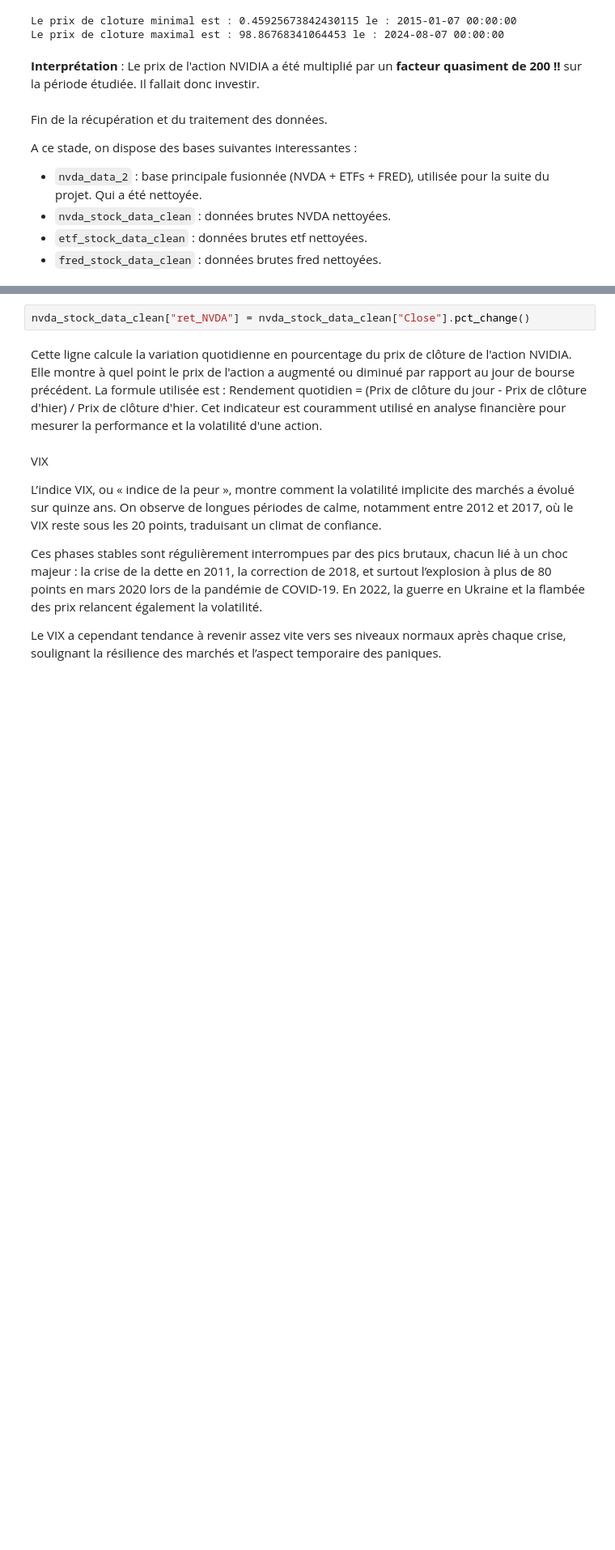
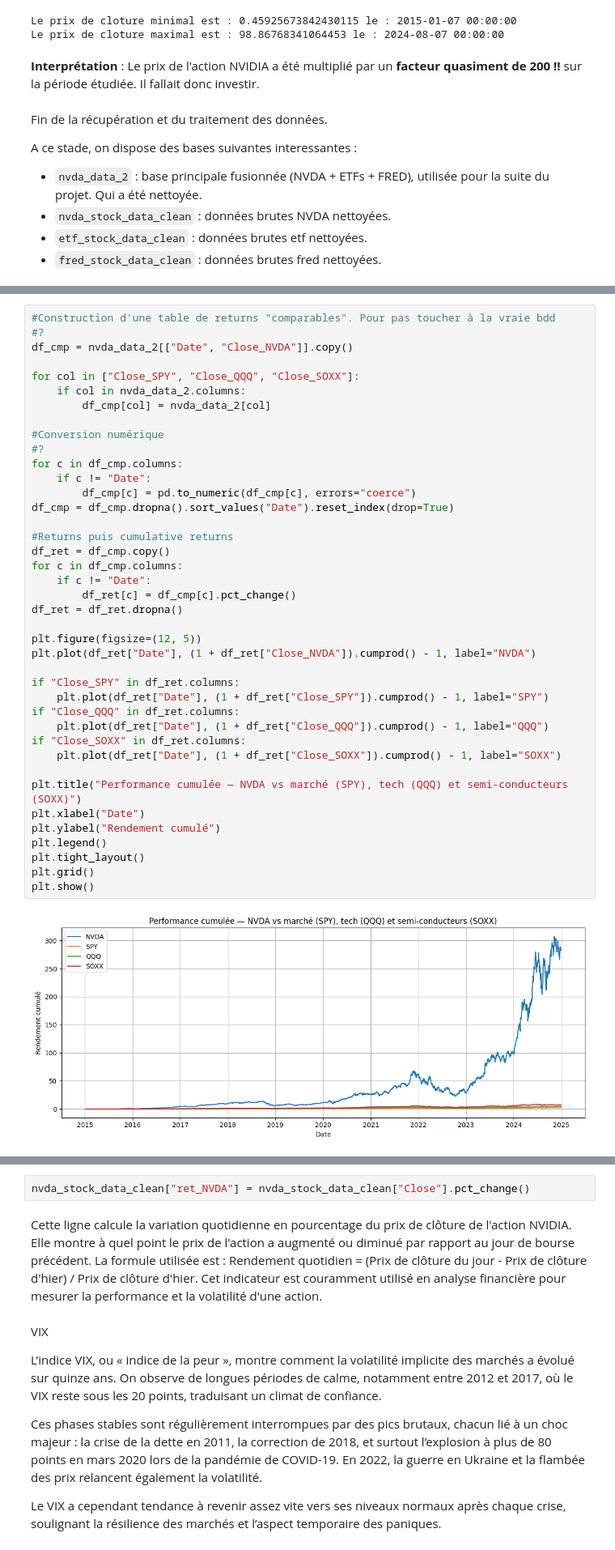
Before and after one commit to JoelKt29/Python-pour-la-data, a Jupyter notebook: Final copy.ipynb, the cells around one changed output, grey strips where cells are left out. Shown at 81% size. Drawn from its saved outputs; the diff is of its cells as text; blank space fills up the shorter version.

```diff
--- a/Final copy.ipynb
+++ b/Final copy.ipynb
@@ -419,0 +552,42 @@ Dans cette section, nous explorons les tendances du cours de l'action NVIDIA, le
+# %%
+#Construction d'une table de returns "comparables". Pour pas toucher à la vraie bdd
+#?
+df_cmp = nvda_data_2[["Date", "Close_NVDA"]].copy()
+
+for col in ["Close_SPY", "Close_QQQ", "Close_SOXX"]:
+    if col in nvda_data_2.columns:
+        df_cmp[col] = nvda_data_2[col]
+
+#Conversion numérique
+#?
+for c in df_cmp.columns:
+    if c != "Date":
+        df_cmp[c] = pd.to_numeric(df_cmp[c], errors="coerce")
+df_cmp = df_cmp.dropna().sort_values("Date").reset_index(drop=True)
+
+#Returns puis cumulative returns
+df_ret = df_cmp.copy()
+for c in df_cmp.columns:
+    if c != "Date":
+        df_ret[c] = df_cmp[c].pct_change()
+df_ret = df_ret.dropna()
+
+plt.figure(figsize=(12, 5))
+plt.plot(df_ret["Date"], (1 + df_ret["Close_NVDA"]).cumprod() - 1, label="NVDA")
+
+if "Close_SPY" in df_ret.columns:
+    plt.plot(df_ret["Date"], (1 + df_ret["Close_SPY"]).cumprod() - 1, label="SPY")
+if "Close_QQQ" in df_ret.columns:
+    plt.plot(df_ret["Date"], (1 + df_ret["Close_QQQ"]).cumprod() - 1, label="QQQ")
+if "Close_SOXX" in df_ret.columns:
+    plt.plot(df_ret["Date"], (1 + df_ret["Close_SOXX"]).cumprod() - 1, label="SOXX")
+
+plt.title("Performance cumulée — NVDA vs marché (SPY), tech (QQQ) et semi-conducteurs (SOXX)")
+plt.xlabel("Date")
+plt.ylabel("Rendement cumulé")
+plt.legend()
+plt.tight_layout()
+plt.grid()
+plt.show()
+# %% [output]
+[figure, added]
```
Also changed, not shown: parts of 19 cells of this notebook, 1 other file.
